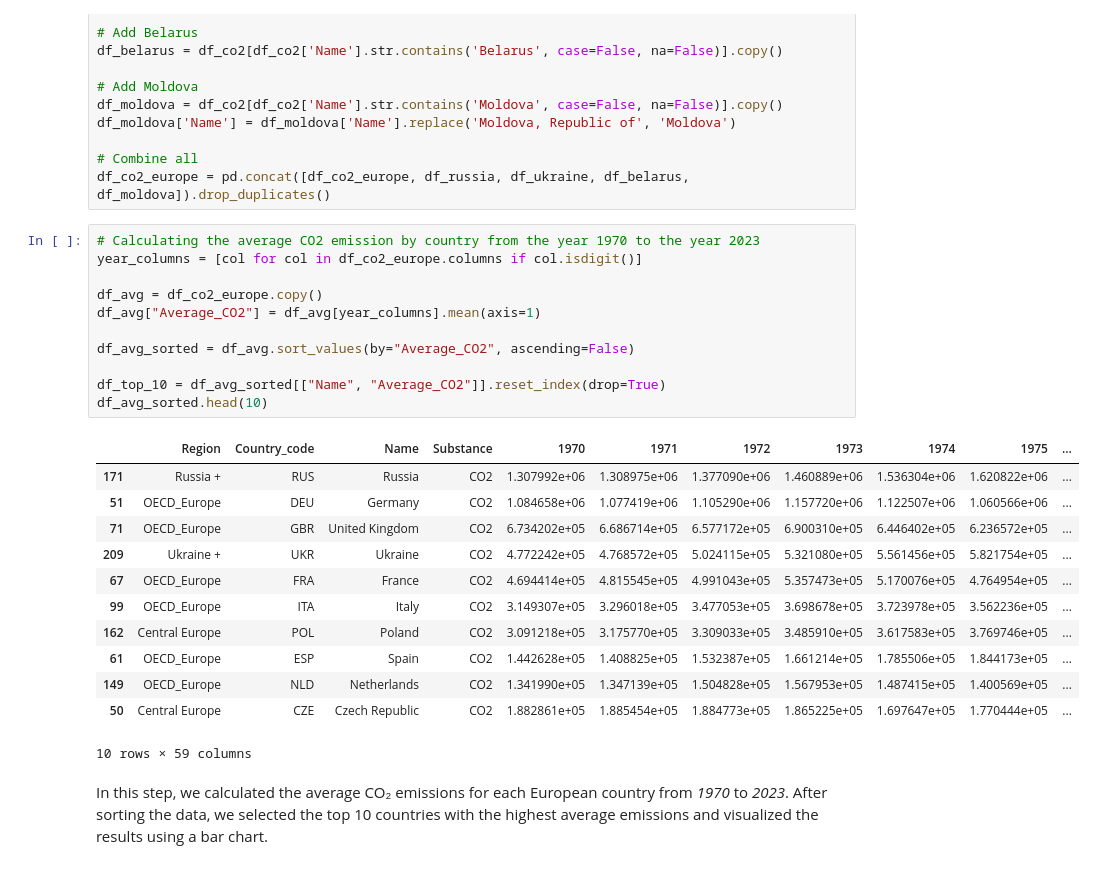
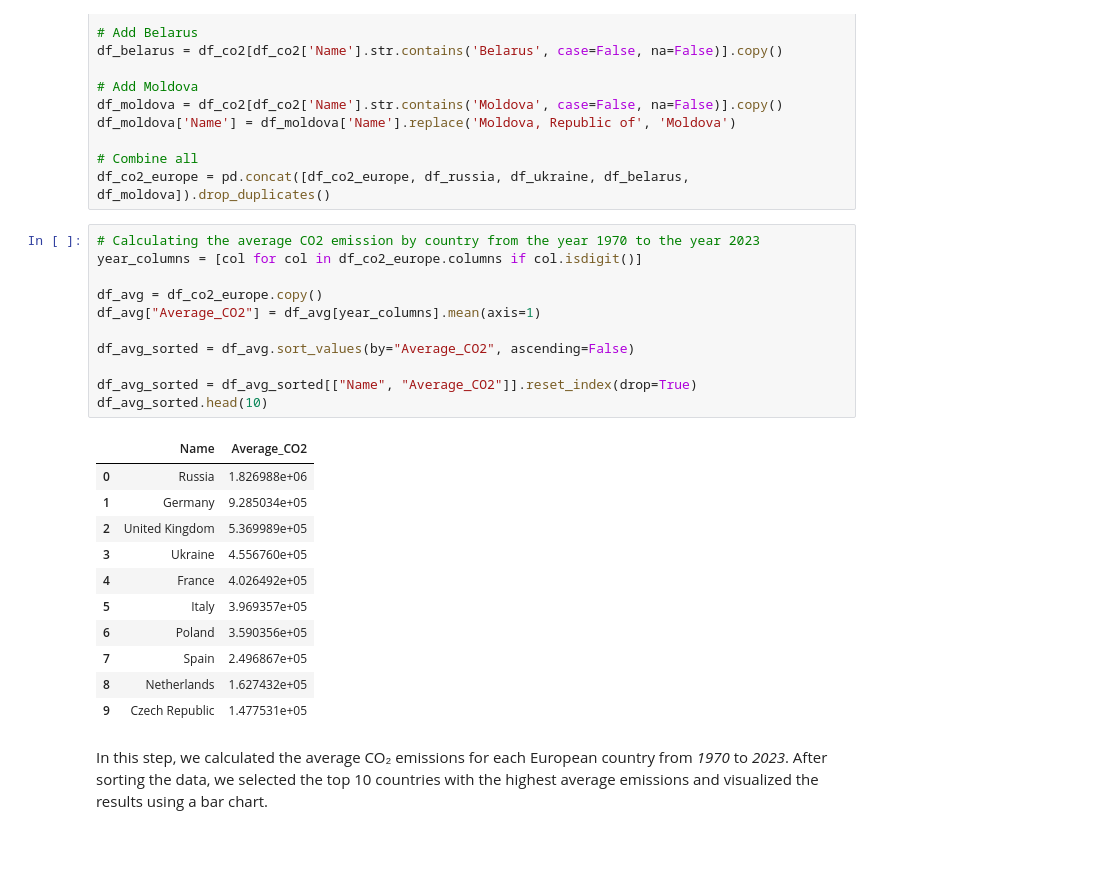
Before and after one commit to Filusion/PR2515, a Jupyter notebook: CO2_emissions_by_country.ipynb, the cells around one changed output. Cells and saved outputs as stored; diff of their text form.

```diff
--- a/CO2_emissions_by_country.ipynb
+++ b/CO2_emissions_by_country.ipynb
@@ -38,27 +38,26 @@ df_co2_europe = pd.concat([df_co2_europe, df_russia, df_ukraine, df_belarus, df_
 # %%
 # Calculating the average CO2 emission by country from the year 1970 to the year 2023
 year_columns = [col for col in df_co2_europe.columns if col.isdigit()]
 
 df_avg = df_co2_europe.copy()
 df_avg["Average_CO2"] = df_avg[year_columns].mean(axis=1)
 
 df_avg_sorted = df_avg.sort_values(by="Average_CO2", ascending=False)
 
-df_top_10 = df_avg_sorted[["Name", "Average_CO2"]].reset_index(drop=True)
+df_avg_sorted = df_avg_sorted[["Name", "Average_CO2"]].reset_index(drop=True)
 df_avg_sorted.head(10)
 # %% [output]
-|  | Region | Country_code | Name | Substance | 1970 | 1971 | 1972 | 1973 | 1974 | 1975 | ... |
-| 171 | Russia + | RUS | Russia | CO2 | 1.307992e+06 | 1.308975e+06 | 1.377090e+06 | 1.460889e+06 | 1.536304e+06 | 1.620822e+06 | ... |
-| 51 | OECD_Europe | DEU | Germany | CO2 | 1.084658e+06 | 1.077419e+06 | 1.105290e+06 | 1.157720e+06 | 1.122507e+06 | 1.060566e+06 | ... |
-| 71 | OECD_Europe | GBR | United Kingdom | CO2 | 6.734202e+05 | 6.686714e+05 | 6.577172e+05 | 6.900310e+05 | 6.446402e+05 | 6.236572e+05 | ... |
-| 209 | Ukraine + | UKR | Ukraine | CO2 | 4.772242e+05 | 4.768572e+05 | 5.024115e+05 | 5.321080e+05 | 5.561456e+05 | 5.821754e+05 | ... |
-| 67 | OECD_Europe | FRA | France | CO2 | 4.694414e+05 | 4.815545e+05 | 4.991043e+05 | 5.357473e+05 | 5.170076e+05 | 4.764954e+05 | ... |
-| 99 | OECD_Europe | ITA | Italy | CO2 | 3.149307e+05 | 3.296018e+05 | 3.477053e+05 | 3.698678e+05 | 3.723978e+05 | 3.562236e+05 | ... |
-| 162 | Central Europe | POL | Poland | CO2 | 3.091218e+05 | 3.175770e+05 | 3.309033e+05 | 3.485910e+05 | 3.617583e+05 | 3.769746e+05 | ... |
-| 61 | OECD_Europe | ESP | Spain | CO2 | 1.442628e+05 | 1.408825e+05 | 1.532387e+05 | 1.661214e+05 | 1.785506e+05 | 1.844173e+05 | ... |
-| 149 | OECD_Europe | NLD | Netherlands | CO2 | 1.341990e+05 | 1.347139e+05 | 1.504828e+05 | 1.567953e+05 | 1.487415e+05 | 1.400569e+05 | ... |
-| 50 | Central Europe | CZE | Czech Republic | CO2 | 1.882861e+05 | 1.885454e+05 | 1.884773e+05 | 1.865225e+05 | 1.697647e+05 | 1.770444e+05 | ... |
+|  | Name | Average_CO2 |
+| 0 | Russia | 1.826988e+06 |
+| 1 | Germany | 9.285034e+05 |
+| 2 | United Kingdom | 5.369989e+05 |
+| 3 | Ukraine | 4.556760e+05 |
+| 4 | France | 4.026492e+05 |
+| 5 | Italy | 3.969357e+05 |
+| 6 | Poland | 3.590356e+05 |
+| 7 | Spain | 2.496867e+05 |
+| 8 | Netherlands | 1.627432e+05 |
+| 9 | Czech Republic | 1.477531e+05 |
-10 rows × 59 columns
 # %% [markdown]
 In this step, we calculated the average CO₂ emissions for each European country from *1970* to *2023*. After sorting the data, we selected the top 10 countries with the highest average emissions and visualized the results using a bar chart.
 # %%
```
Also changed, not shown: parts of 1 cell of this notebook, 2 other files.
